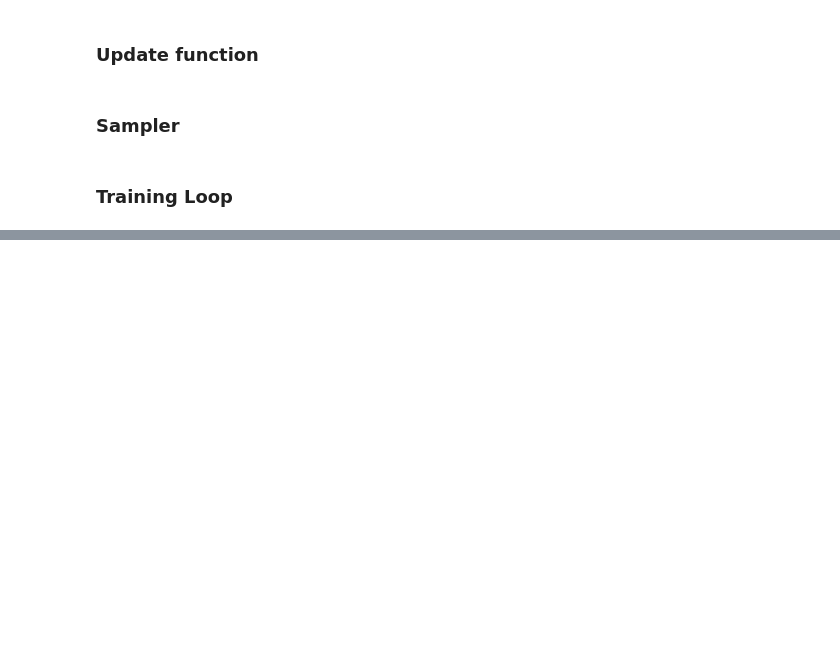
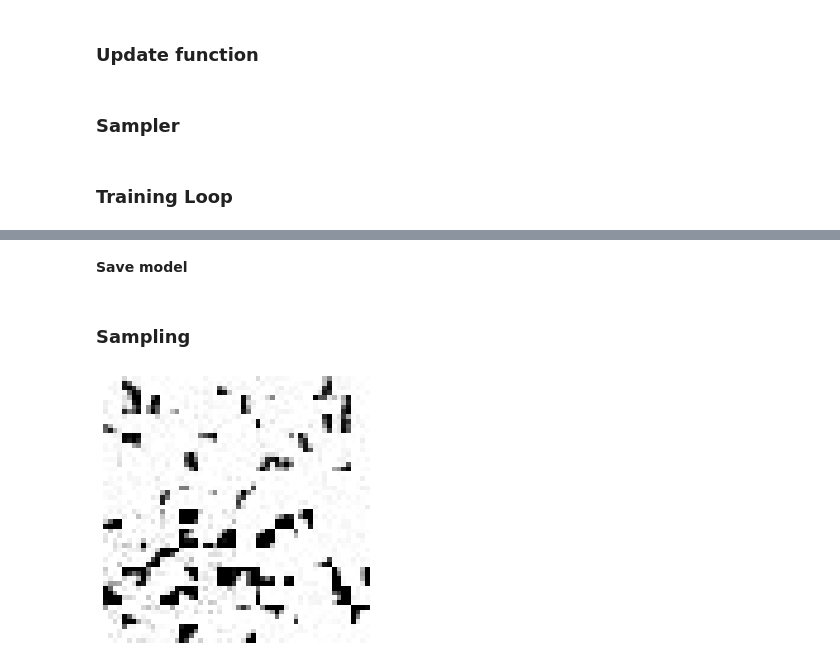
Before and after one commit to durml91/MMath-Project, a Jupyter notebook: Image_Diffusion_(working)/DiT.ipynb, the cells around one changed output, grey strips where cells are left out. Drawn from its saved outputs; the diff is of its cells as text; code cells hidden in the pictures; blank space fills up the shorter version.

Commit message:
Version1 - stopped at 25/02/2023  - full training & sampling works but output is poor - look to V2 for attempt to improve!

```diff
--- a/Image_Diffusion_(working)/DiT.ipynb
+++ b/Image_Diffusion_(working)/DiT.ipynb
@@ -496,14 +496,18 @@ def make_step(model, weight, int_beta, data, t1, key, opt_state, opt_update):
 def single_sample_fn(model, int_beta, data_shape, dt0, t1, key):
     def drift(t, y, args):
         _, beta = jax.jvp(int_beta, (t,), (jnp.ones_like(t),))
-        return -0.5 * beta * (y + model(t, y))
+        y = jnp.expand_dims(y, axis=0)
+        c = -0.5 * beta * (y + model(y,t))
+        #print(c.shape)
+        c = jnp.squeeze(c, axis=0)
+        return c
 
     term = dfx.ODETerm(drift)
     solver = dfx.Tsit5()
     t0 = 0
     y1 = jr.normal(key, data_shape)
     # reverse time, solve from t1 to t0
-    sol = dfx.diffeqsolve(term, solver, t1, t0, -dt0, y1, adjoint=dfx.NoAdjoint())
+    sol = dfx.diffeqsolve(term, solver, t1, t0, -dt0, y1)
     return sol.ys[0]
 # %% [markdown]
 ### Training Loop
@@ -603,7 +611,7 @@ data_min = jnp.min(data)
 data_shape = data.shape[1:]
 data = (data - data_mean) / data_std
 # %%
-loader_key, train_key, model_key = jr.split(key, 3)
+loader_key, train_key, model_key, sample_key = jr.split(key, 4)
 # %%
 model = DiT(key = model_key)
 # %%
@@ -631,3 +635,23 @@ Step=10000 Loss=0.027763914354890586
+# %% [markdown]
+**Save model**
 # %%
 eqx.tree_serialise_leaves("DiT_mnist.eqx", model)
 shutil.copy('/content/DiT_mnist.eqx','/content/gdrive/MyDrive/Colab_Notebooks')
+# %% [markdown]
+### Sampling
+# %%
+sample_size = 2
+dt0 = 0.05
+# %%
+sample_key = jr.split(sample_key, sample_size**2)
+sample_fn = ft.partial(single_sample_fn, model, int_beta, data_shape, dt0, t1)
+sample = jax.vmap(sample_fn)(sample_key)
+sample = data_mean + data_std * sample
+sample = jnp.clip(sample, data_min, data_max)
+sample = einops.rearrange(sample, "(n1 n2) 1 h w -> (n1 h) (n2 w)", n1=sample_size, n2=sample_size)
+plt.imshow(sample, cmap="Greys")
+plt.axis("off")
+plt.tight_layout()
+plt.show()
+# %% [output]
+[figure, added]
```
Also changed, not shown: parts of 3 cells of this notebook.
